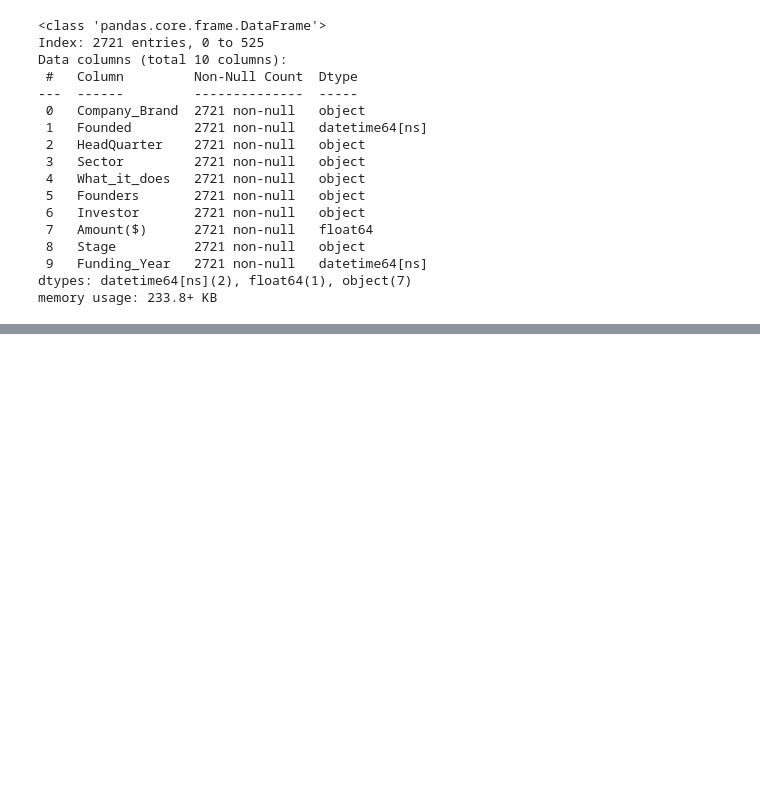
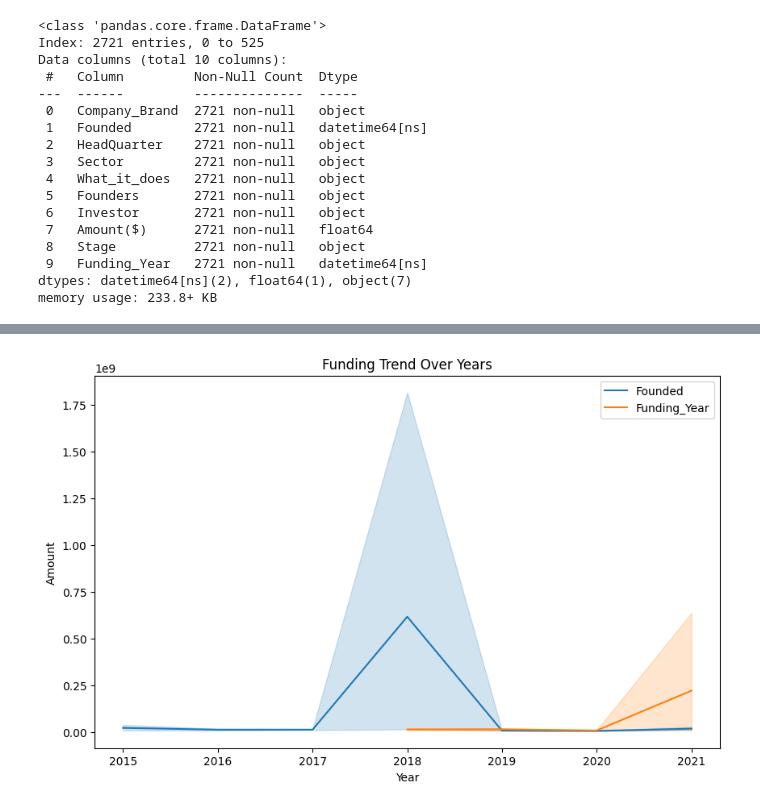
Before and after one commit to zeemanzak/Hypothesis-Testing-and-Eda-on-Indian-Startups-Ecosystem, a Jupyter notebook: notebooks/main.ipynb, the cells around one changed output, grey strips where cells are left out. Saved outputs shown, nothing was run; the diff lists cells and outputs as text; code cells hidden in the pictures; blank space fills up the shorter version.

```diff
--- a/notebooks/main.ipynb
+++ b/notebooks/main.ipynb
@@ -2265,0 +2465,12 @@ EXPLORATORY DATA ANALYSIS
+# %%
+plt.figure(figsize=(10,6))
+
+sns.lineplot(data=year_of_existence_with_5years,x='Founded',y='Amount($)',label='Founded')
+sns.lineplot(data=year_of_existence_with_5years,x='Funding_Year',y='Amount($)',label='Funding_Year')
+plt.title('Funding Trend Over Years')
+plt.xlabel('Year')
+plt.ylabel('Amount')
+plt.legend()
+plt.show()
+# %% [output]
+[figure, added]
```
Also changed, not shown: parts of 45 cells of this notebook, 1 other file.
